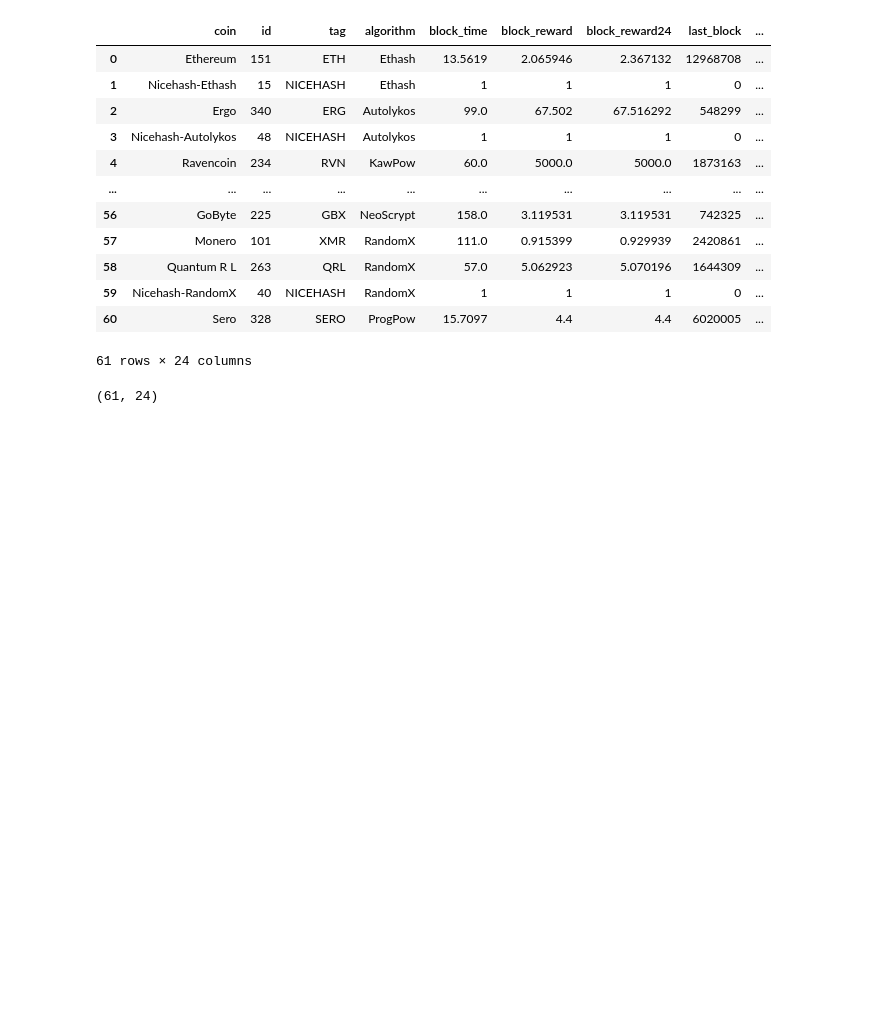
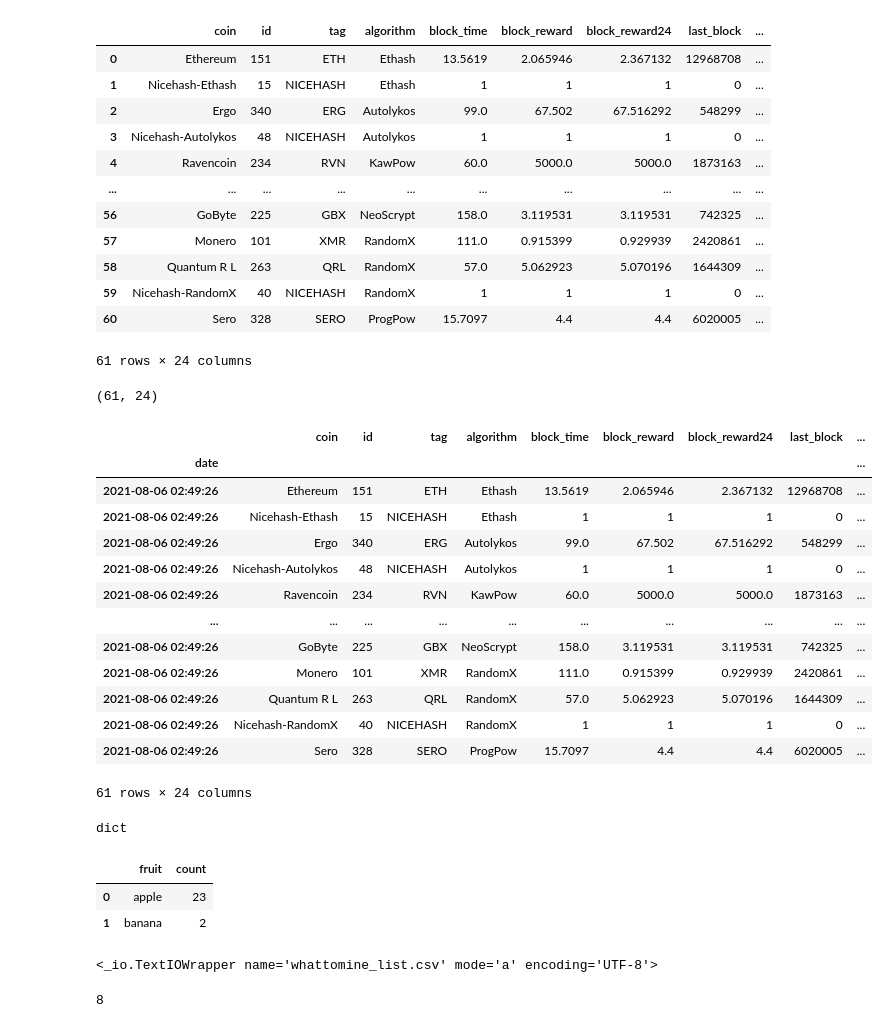
Before and after one commit to lukewbecker/algo-trading-training, a Jupyter notebook: whattomine.ipynb, the cells around one changed output. Saved outputs shown, nothing was run; the diff lists cells and outputs as text; code cells hidden in the pictures; blank space fills up the shorter version.

Commit message:
Testing appending the dataframe.

```diff
--- a/whattomine.ipynb
+++ b/whattomine.ipynb
@@ -67,5 +67,25 @@ df
 df.shape
 # %% [output]
 (61, 24)
+# %%
+df.insert(0, 'date', pd.to_datetime('now').replace(microsecond=0))
+df.date = pd.to_datetime(df.date)
+df = df.set_index('date').sort_index()
+df
+# %% [output]
+|  | coin | id | tag | algorithm | block_time | block_reward | block_reward24 | last_block | ... |
+| date |  |  |  |  |  |  |  |  | ... |
+| 2021-08-06 02:49:26 | Ethereum | 151 | ETH | Ethash | 13.5619 | 2.065946 | 2.367132 | 12968708 | ... |
+| 2021-08-06 02:49:26 | Nicehash-Ethash | 15 | NICEHASH | Ethash | 1 | 1 | 1 | 0 | ... |
+| 2021-08-06 02:49:26 | Ergo | 340 | ERG | Autolykos | 99.0 | 67.502 | 67.516292 | 548299 | ... |
+| 2021-08-06 02:49:26 | Nicehash-Autolykos | 48 | NICEHASH | Autolykos | 1 | 1 | 1 | 0 | ... |
+| 2021-08-06 02:49:26 | Ravencoin | 234 | RVN | KawPow | 60.0 | 5000.0 | 5000.0 | 1873163 | ... |
+| ... | ... | ... | ... | ... | ... | ... | ... | ... | ... |
+| 2021-08-06 02:49:26 | GoByte | 225 | GBX | NeoScrypt | 158.0 | 3.119531 | 3.119531 | 742325 | ... |
+| 2021-08-06 02:49:26 | Monero | 101 | XMR | RandomX | 111.0 | 0.915399 | 0.929939 | 2420861 | ... |
+| 2021-08-06 02:49:26 | Quantum R L | 263 | QRL | RandomX | 57.0 | 5.062923 | 5.070196 | 1644309 | ... |
+| 2021-08-06 02:49:26 | Nicehash-RandomX | 40 | NICEHASH | RandomX | 1 | 1 | 1 | 0 | ... |
+| 2021-08-06 02:49:26 | Sero | 328 | SERO | ProgPow | 15.7097 | 4.4 | 4.4 | 6020005 | ... |
+61 rows × 24 columns
 # %%
 df.to_csv("whattomine_list.csv")
@@ -71,0 +98,4 @@ df.to_csv("whattomine_list.csv")
+# %%
+type(fruity_taste)
+# %% [output]
+dict
@@ -71,0 +104,6 @@ df.to_csv("whattomine_list.csv")
+# %%
+fruits
+# %% [output]
+|  | fruit | count |
+| 0 | apple | 23 |
+| 1 | banana | 2 |
@@ -71,0 +120,8 @@ df.to_csv("whattomine_list.csv")
+# %%
+file
+# %% [output]
+<_io.TextIOWrapper name='whattomine_list.csv' mode='a' encoding='UTF-8'>
+# %%
+file.write('orange,3')
+# %% [output]
+8
```
Also changed, not shown: parts of 7 cells of this notebook.
